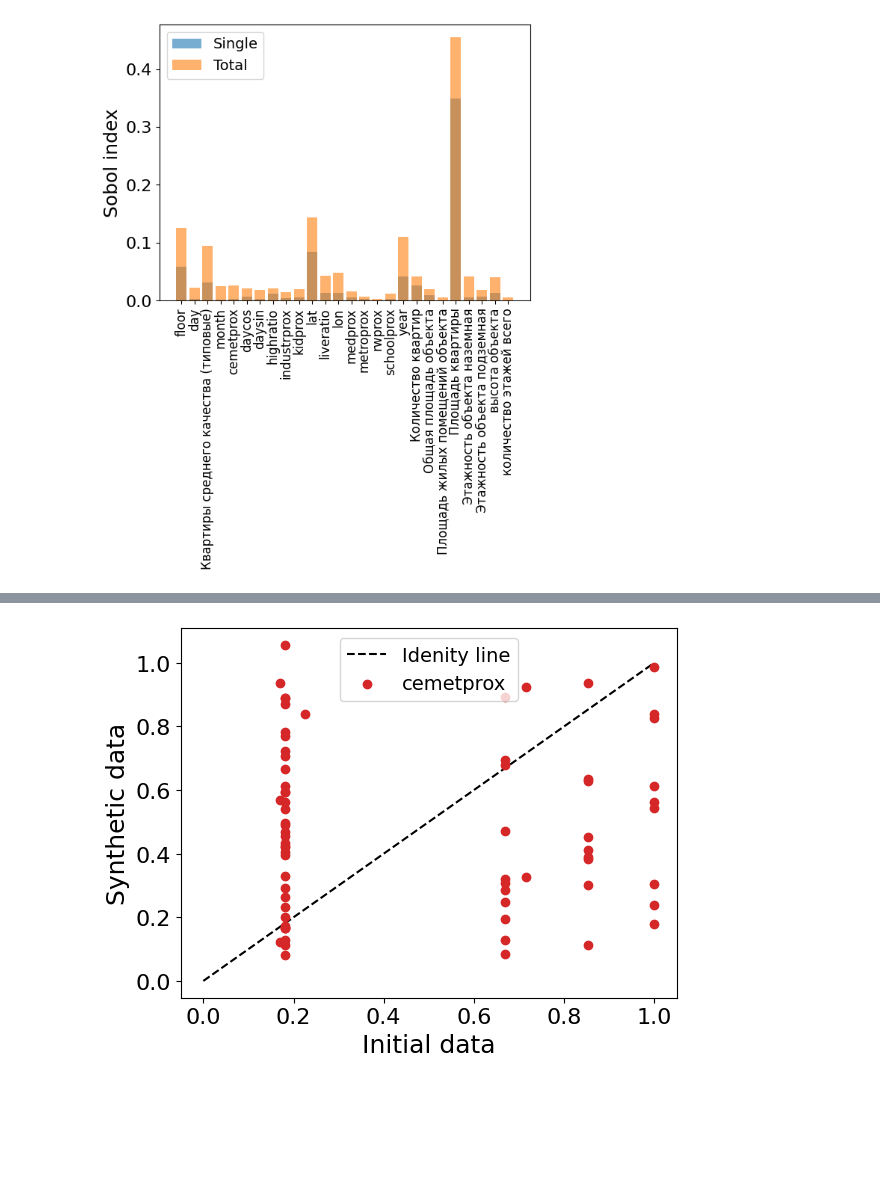
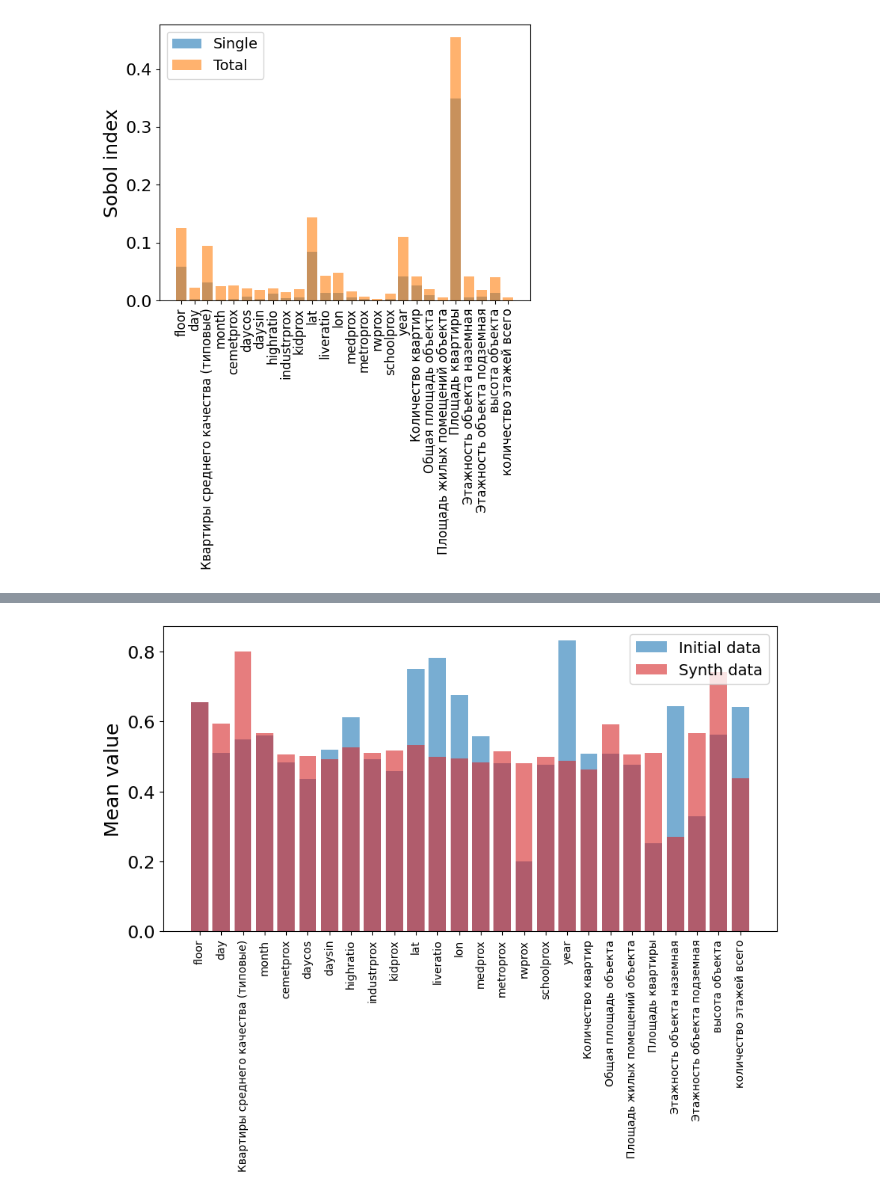
Before and after one commit to osa-bot/Benchmarking, a Jupyter notebook: Scenario_model.ipynb, the cells around one changed output, grey strips where cells are left out. Drawn from its saved outputs; the diff is of its cells as text; code cells hidden in the pictures; blank space fills up the shorter version.

```diff
--- a/Scenario_model.ipynb
+++ b/Scenario_model.ipynb
@@ -1195 +1219,11 @@ import random
+# %%
+z = 0.6
+idx_sc = X_exp[X_exp[feature_name] > z].index
+f = lambda arr: np.array(list(map(lambda y: 0.7 * y + 0.1, arr)))
+
+y_sc = np.array(sorted(np.array(list(zip(np.arange(len(idx_sc)), X_exp.loc[idx_sc, feature_name].values.flatten(), \
+                                f(y_exp.values.flatten())))), key=lambda x: x[1]))
+y_sc[:, 2] = y_sc[:, 2] - 0.1 * np.linspace(0, 1, len(y_sc))
+y_sc = np.array(sorted(y_sc, key=lambda x: x[0]))
+y_sc = torch.tensor(y_sc[:, 2].astype('float32')).view(-1, 1)
 # %%
@@ -1385,5 +1451,5 @@ weights /= weights.sum()
 # %%
-def custom_mutate(individual, weights, linear_coefs, target_direction, base_mutation_rate=0.1, mutation_strength=0.1):
+def custom_mutate(individual, weights, linear_coefs, target_direction, base_mutation_rate=0.8, mutation_strength=0.5):
     for i in range(len(individual)):
         mutation_prob = base_mutation_rate * weights[i]
 
@@ -1391,12 +1457,12 @@ def custom_mutate(individual, weights, linear_coefs, target_direction, base_muta
             if i < len(cat_cols_name):
                 individual[i] = random.sample(list(X_exp[cat_cols_name[i]].unique()), 1)[0]
             else:
-                idx = i - len(cat_cols_name)
-                coef = linear_coefs[idx]
+                # idx = i - len(cat_cols_name)
+                coef = linear_coefs[i]
 
-                direction = 1 if coef * target_direction > 0 else -1
+                direction = 1 if coef * target_direction >= 0 else -1
 
-                noise = direction * random.gauss(0, weights[i] * mutation_strength)
+                noise = direction * abs(np.random.normal(0, weights[i] * mutation_strength))
                 individual[i] = max(0, min(1, individual[i] + noise))
 
     return individual,
@@ -1509,15 +1599,32 @@ scenario_df_GA = pd.DataFrame(scenario_df_GA, columns=X_exp.columns)
 # %%
-plt.plot([0, 1], [0, 1], '--', color='black', label='Idenity line')
-plt.scatter(data.loc[idx_sc, 'cemetprox'].values, scenario_df_GA['cemetprox'].values, zorder=3, label='cemetprox', color='tab:red')
+# # plt.plot([0, 1], [0, 1], '--', color='black', label='Idenity line')
+# plt.scatter(data.loc[idx_sc, 'cemetprox'].values, scenario_df_GA['cemetprox'].values, zorder=3, label='cemetprox', color='tab:red')
 # plt.scatter(data.loc[idx_sc, 'Этажность объекта наземная'].values,\
-            # scenario_df_GA['Этажность объекта наземная'].values, zorder=3, label='Этажность наз.', color='tab:blue')
-# plt.scatter(data.loc[idx_sc, 'Площадь жилых помещений объекта'].values,\
-            # scenario_df_GA['Площадь жилых помещений объекта'].values, zorder=3, label='Площадь ж.п.', color='tab:green')
+#             scenario_df_GA['Этажность объекта наземная'].values, zorder=3, label='Этажность наз.', color='tab:blue')
+# # plt.scatter(data.loc[idx_sc, 'Площадь жилых помещений объекта'].values,\
+#             # scenario_df_GA['Площадь жилых помещений объекта'].values, zorder=3, label='Площадь ж.п.', color='tab:green')
 
 
-plt.legend()
-plt.xlabel('Initial data')
-plt.ylabel('Synthetic data')
-plt.show()
+# plt.legend()
+# plt.xlabel('Initial data')
+# plt.ylabel('Synthetic data')
+# plt.show()
-# %% [output]
-[figure, removed]
+# %%
+plt.subplots(figsize=(10, 5))
+
+vis_arr1 = []
+vis_arr2 = []
+
+for col in X_exp.columns.values:
+    vis_arr1.append((data.loc[idx_sc, col]/data.loc[idx_sc, col].max()).mean())
+    vis_arr2.append((scenario_df_GA[col]/scenario_df_GA[col].max()).mean())
+
+plt.bar(X_exp.columns, vis_arr1, alpha=0.6, color='tab:blue', label='Initial data')
+plt.bar(X_exp.columns, vis_arr2, alpha=0.6, color='tab:red', label='Synth data')
+
+plt.xticks(rotation=90, fontsize=10)
+plt.ylabel('Mean value')
+plt.legend()
+plt.show()
+# %% [output]
+[figure, added]
```
Also changed, not shown: parts of 25 cells of this notebook, 1 other file.
